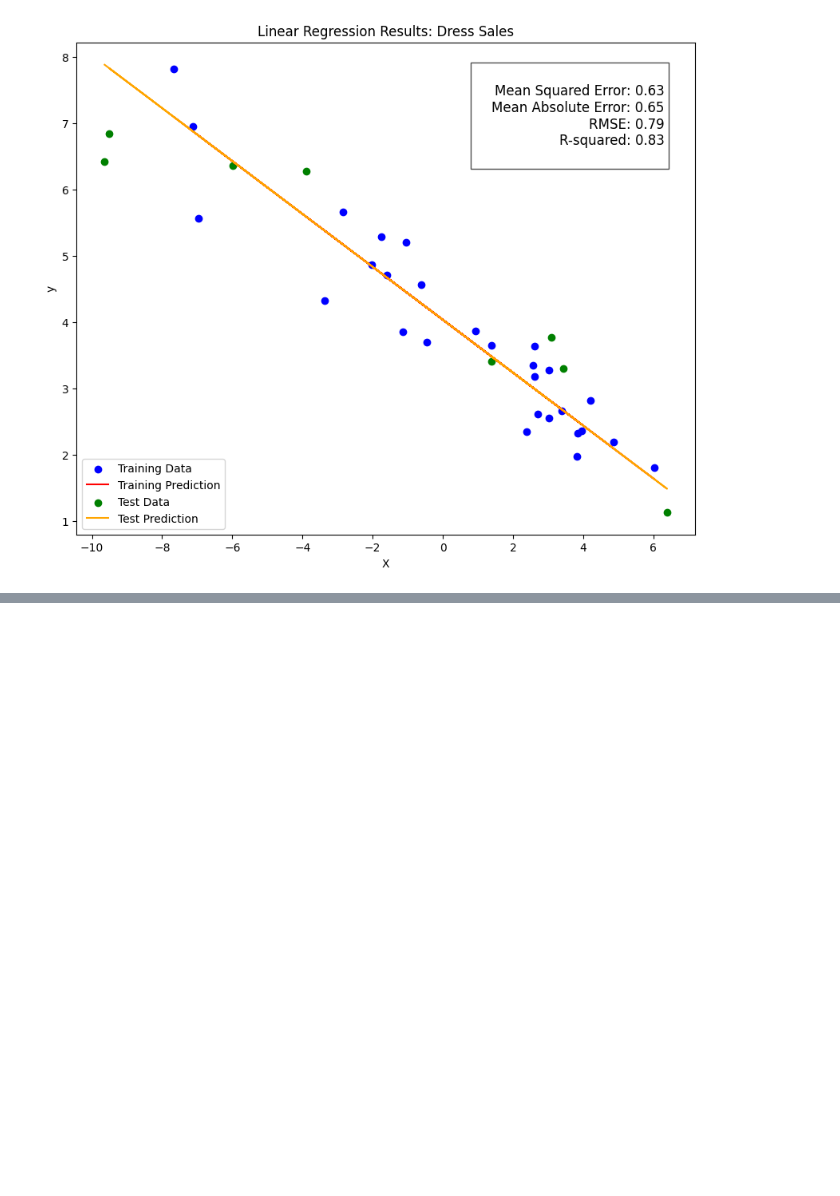
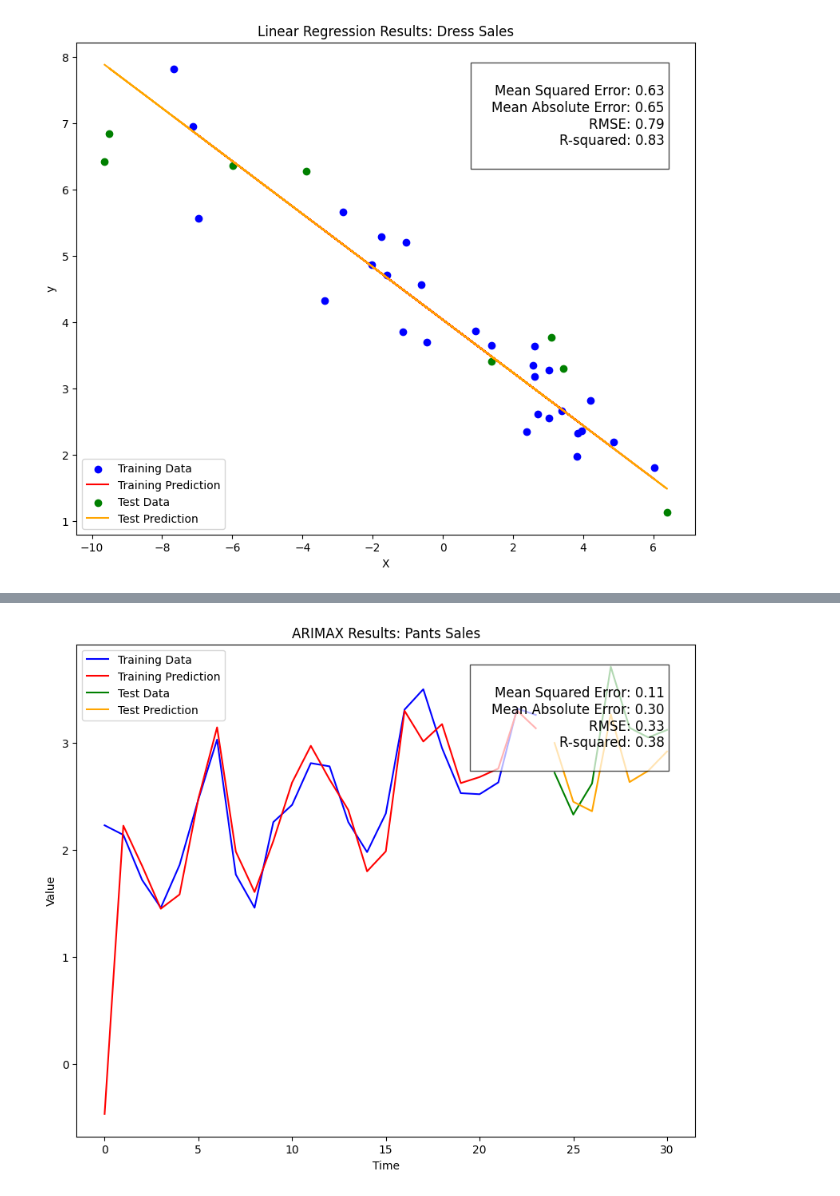
Before and after one commit to abderrahimrhitrif/Projet-DA, a Jupyter notebook: projet.ipynb, the cells around one changed output, grey strips where cells are left out. Cells and saved outputs as stored; diff of their text form; code cells hidden in the pictures; blank space fills up the shorter version.

```diff
--- a/projet.ipynb
+++ b/projet.ipynb
@@ -734,3 +734,95 @@ Mean Absolute Error: 0.65
 Root Mean Squared Error: 0.79
 R-squared: 0.83
 [figure]
+# %%
+import numpy as np
+import pandas as pd
+from statsmodels.tsa.arima.model import ARIMA
+from sklearn.metrics import mean_squared_error, mean_absolute_error, r2_score
+import matplotlib.pyplot as plt
+
+# Function to evaluate the model performance
+def evaluate_arimax(y_true, y_pred):
+    mse = mean_squared_error(y_true, y_pred)
+    mae = mean_absolute_error(y_true, y_pred)
+    rmse = np.sqrt(mse)
+    r2 = r2_score(y_true, y_pred)
+    return mse, mae, rmse, r2
+
+# Function to plot the results
+def plot_arimax_results(train_data, test_data, train_pred, test_pred, category, mse, mae, rmse, r2):
+    plt.figure(figsize=(10, 8))
+    plt.plot(train_data.index, train_data, color='blue', label='Training Data')
+    plt.plot(train_data.index, train_pred, color='red', label='Training Prediction')
+    plt.plot(test_data.index, test_data, color='green', label='Test Data')
+    plt.plot(test_data.index, test_pred, color='orange', label='Test Prediction')
+
+    plt.xlabel("Time")
+    plt.ylabel("Value")
+    plt.legend()
+
+    stats_text = f"""
+    Mean Squared Error: {mse:.2f}
+    Mean Absolute Error: {mae:.2f}
+    RMSE: {rmse:.2f}
+    R-squared: {r2:.2f}
+    """
+    plt.gca().text(0.95, 0.95, stats_text, transform=plt.gca().transAxes, fontsize=12,
+                   verticalalignment='top', horizontalalignment='right',
+                   bbox=dict(facecolor='white', alpha=0.7))
+    plt.title(f"ARIMAX Results: {category}")
+    plt.show()
+
+# Function to fit ARIMAX model
+def fit_arimax(data, exog, order=(1,1,1)):
+    model = ARIMA(data,
+                  exog=exog,
+                  order=order)
+    results = model.fit()
+    return results
+
+# Main function to run ARIMAX analysis
+def run_arimax_analysis(df, target_column, exog_columns, category,
+                        order=(1,1,1), train_size=0.8):
+    # Prepare time series data
+    series = df[target_column]
+    exog = df[exog_columns]
+
+    train_size = int(len(series) * train_size)
+
+    train_data = series[:train_size]
+    test_data = series[train_size:]
+
+    train_exog = exog[:train_size]
+    test_exog = exog[train_size:]
+
+    # Fit model
+    model = fit_arimax(train_data, train_exog, order)
+
+    # Generate predictions
+    train_pred = model.get_prediction(start=0, end=len(train_data)-1, exog=train_exog).predicted_mean
+    test_pred = model.get_forecast(len(test_data), exog=test_exog).predicted_mean
+
+    # Evaluate
+    mse, mae, rmse, r2 = evaluate_arimax(test_data, test_pred)
+
+    print(f"Mean Squared Error: {mse:.2f}")
+    print(f"Mean Absolute Error: {mae:.2f}")
+    print(f"Root Mean Squared Error: {rmse:.2f}")
+    print(f"R-squared: {r2:.2f}")
+
+    # Plot
+    plot_arimax_results(train_data, test_data, train_pred, test_pred,
+                        category, mse, mae, rmse, r2)
+
+    return model
+
+# Example usage of the function
+# Make sure to replace 'df_final_pants_sales' with your actual DataFrame
+run_arimax_analysis(df_final_pants_sales,
+                    target_column='S/ billion Yuan',
+                    exog_columns=['PC1'],  # pass this as a list
+                    category='Pants Sales',
+                    order=(1, 1, 1),  # ARIMAX order
+                    train_size=0.8)  # proportion of data for training
+# %% [output]
@@ -736,0 +833 @@ R-squared: 0.83
+[figure, added]
```
Also changed, not shown: parts of 5 cells of this notebook, 4 other files.
